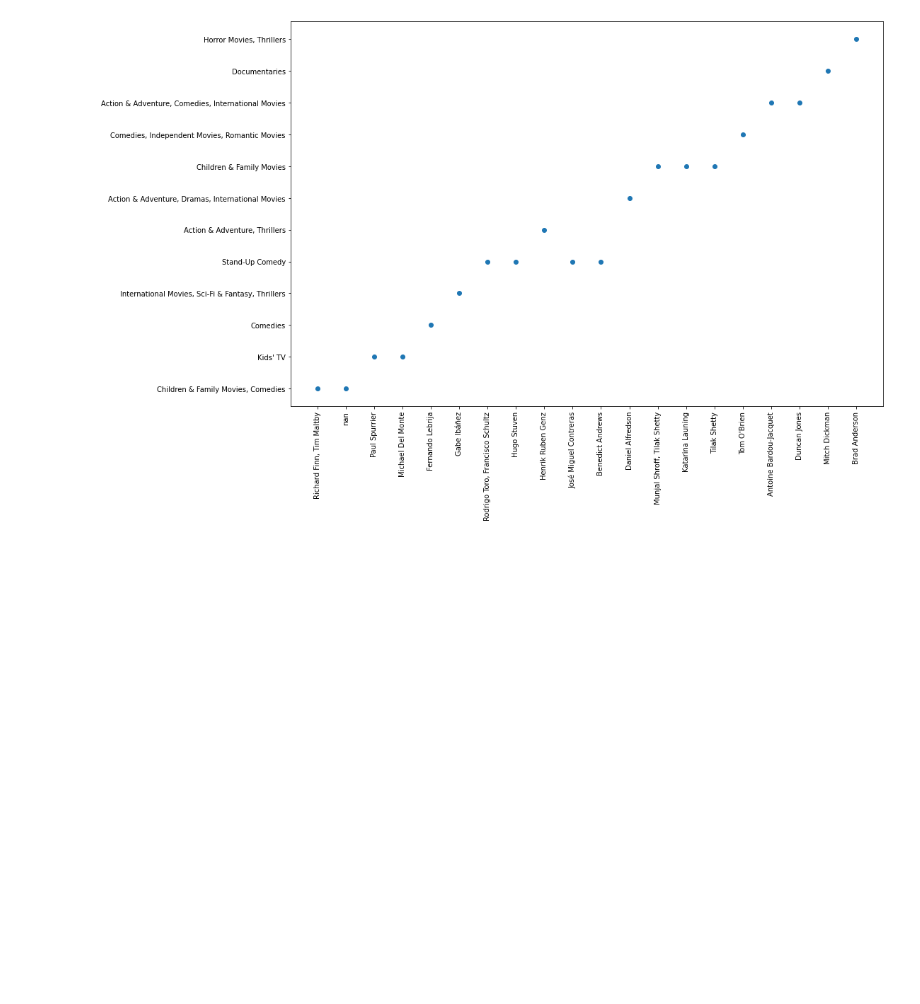
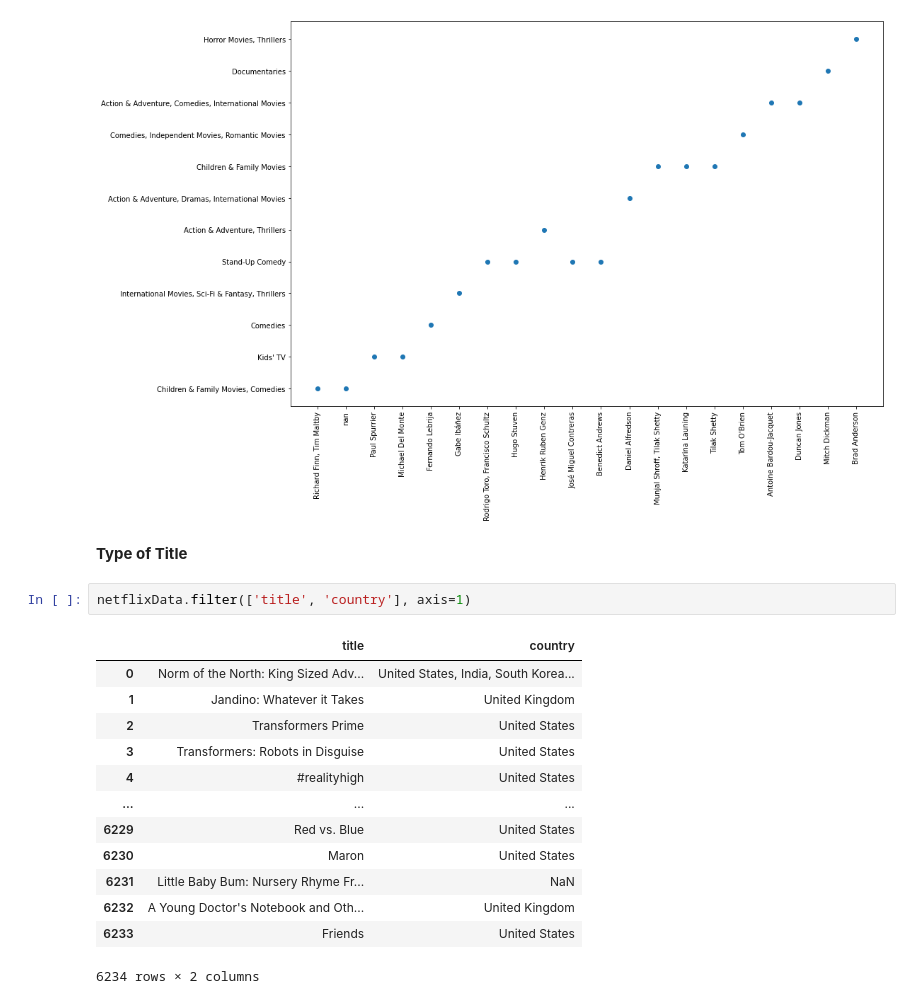
Before and after one commit to kartikay89/Data-Analysis, a Jupyter notebook: Netflix.ipynb, the cells around one changed output. Drawn from its saved outputs; the diff is of its cells as text; blank space fills up the shorter version.

```diff
--- a/Netflix.ipynb
+++ b/Netflix.ipynb
@@ -295,3 +295,21 @@ plt.xticks(rotation=90)
 plt.show()
 # %% [output]
 [figure]
+# %% [markdown]
+**Type of Title**
+# %%
+netflixData.filter(['title', 'country'], axis=1)
+# %% [output]
+|  | title | country |
+| 0 | Norm of the North: King Sized Adv... | United States, India, South Korea... |
+| 1 | Jandino: Whatever it Takes | United Kingdom |
+| 2 | Transformers Prime | United States |
+| 3 | Transformers: Robots in Disguise | United States |
+| 4 | #realityhigh | United States |
+| ... | ... | ... |
+| 6229 | Red vs. Blue | United States |
+| 6230 | Maron | United States |
+| 6231 | Little Baby Bum: Nursery Rhyme Fr... | NaN |
+| 6232 | A Young Doctor's Notebook and Oth... | United Kingdom |
+| 6233 | Friends | United States |
+6234 rows × 2 columns
```
Also changed, not shown: parts of 3 cells of this notebook.
